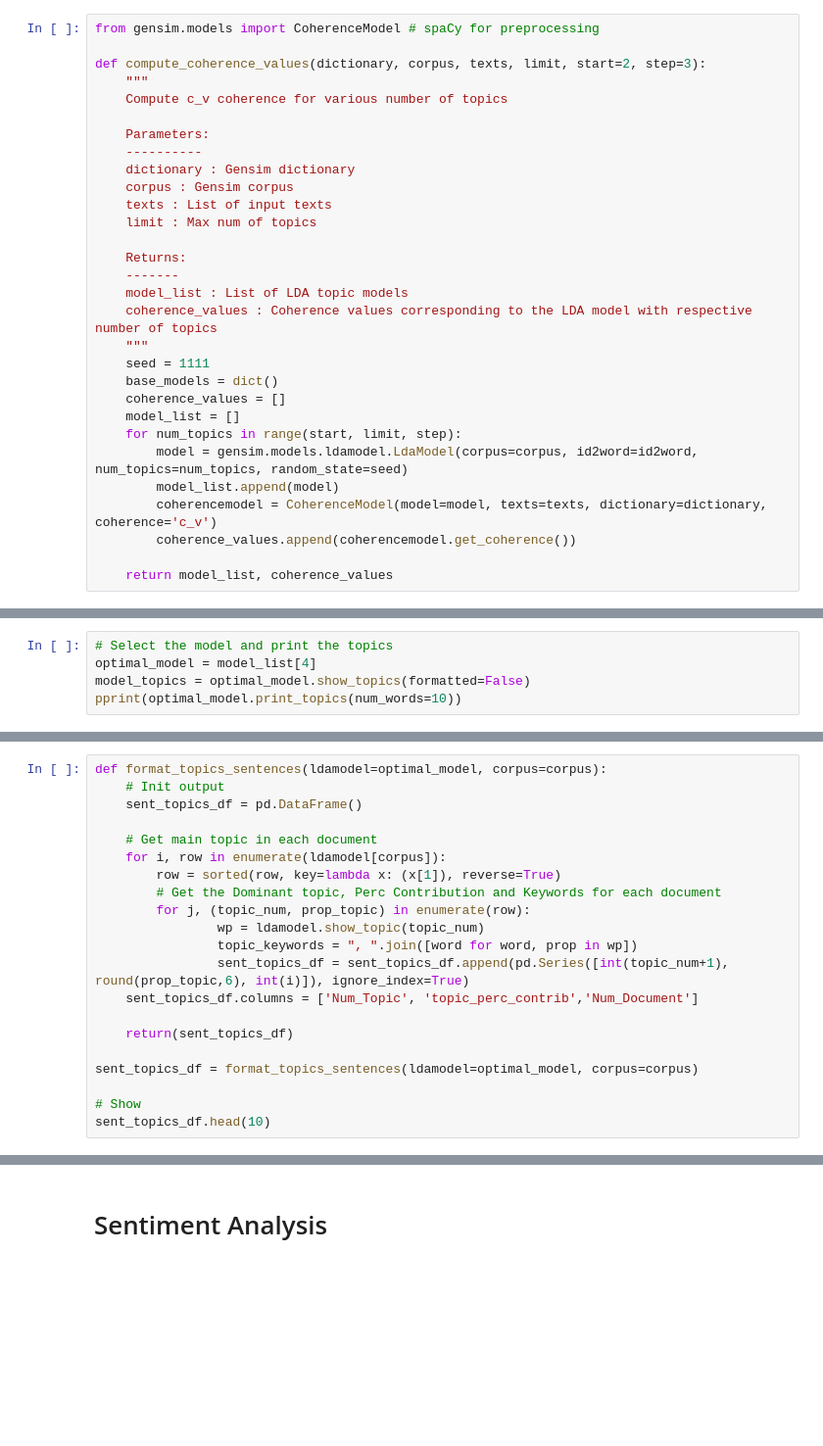
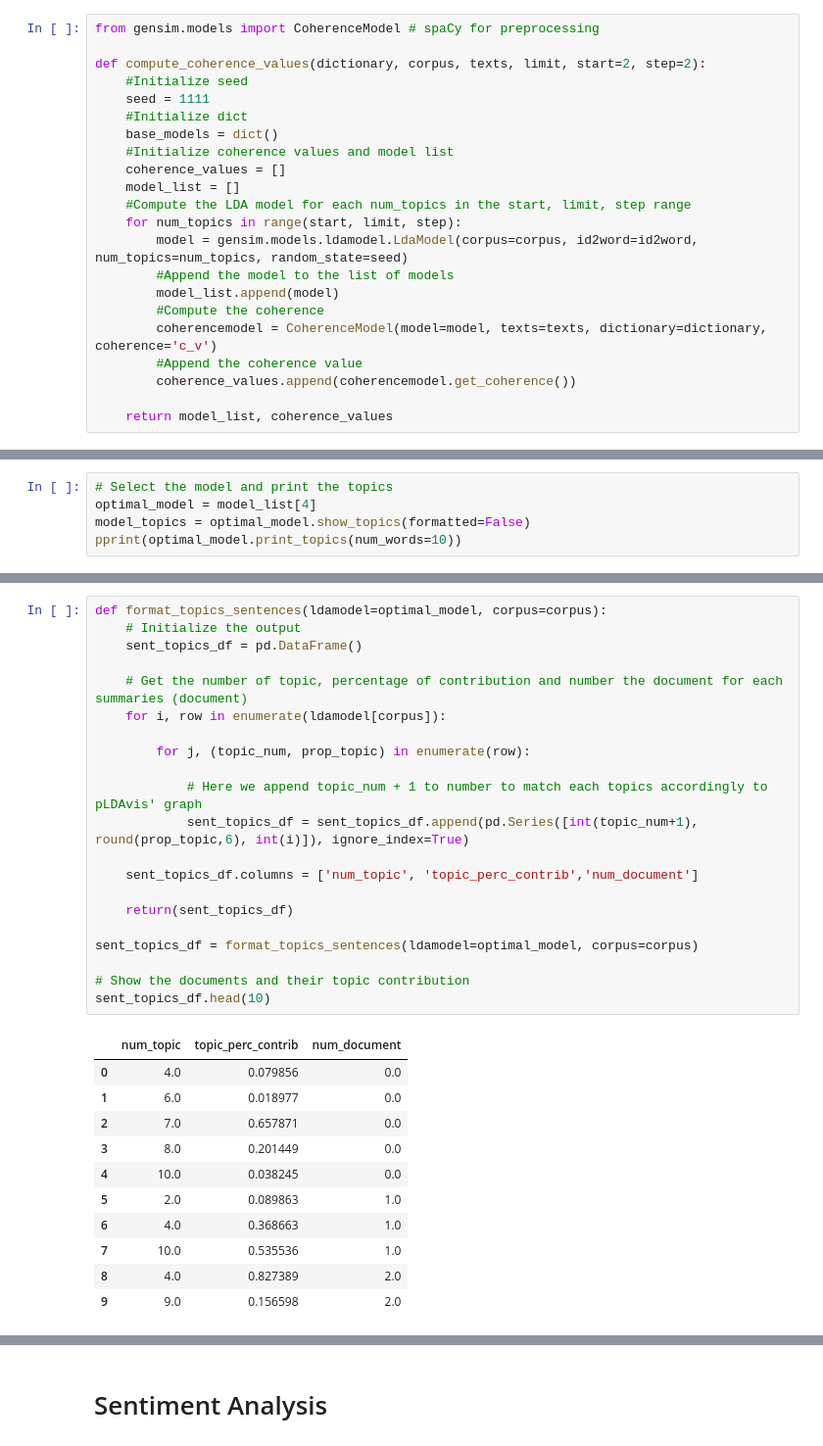
Before and after one commit to epfl-ada/ada-2022-project-badaboom, a Jupyter notebook: P2.ipynb, the cells around one changed output, grey strips where cells are left out. Shown at 98% size. Drawn from its saved outputs; the diff is of its cells as text; blank space fills up the shorter version.

```diff
--- a/P2.ipynb
+++ b/P2.ipynb
@@ -977,30 +1007,22 @@ How to choose the number of topics ?
 # %%
 from gensim.models import CoherenceModel # spaCy for preprocessing
 
-def compute_coherence_values(dictionary, corpus, texts, limit, start=2, step=3):
-    """
-    Compute c_v coherence for various number of topics
-
-    Parameters:
-    ----------
-    dictionary : Gensim dictionary
-    corpus : Gensim corpus
-    texts : List of input texts
-    limit : Max num of topics
-
-    Returns:
-    -------
-    model_list : List of LDA topic models
-    coherence_values : Coherence values corresponding to the LDA model with respective number of topics
-    """
+def compute_coherence_values(dictionary, corpus, texts, limit, start=2, step=2):
+    #Initialize seed
     seed = 1111
+    #Initialize dict
     base_models = dict()
+    #Initialize coherence values and model list
     coherence_values = []
     model_list = []
+    #Compute the LDA model for each num_topics in the start, limit, step range
     for num_topics in range(start, limit, step):
         model = gensim.models.ldamodel.LdaModel(corpus=corpus, id2word=id2word, num_topics=num_topics, random_state=seed)
+        #Append the model to the list of models
         model_list.append(model)
+        #Compute the coherence
         coherencemodel = CoherenceModel(model=model, texts=texts, dictionary=dictionary, coherence='c_v')
+        #Append the coherence value
         coherence_values.append(coherencemodel.get_coherence())
 
     return model_list, coherence_values
@@ -1041,21 +1086,33 @@ pyLDAvis.save_html(data, 'lda.html')
 # %%
 def format_topics_sentences(ldamodel=optimal_model, corpus=corpus):
-    # Init output
+    # Initialize the output
     sent_topics_df = pd.DataFrame()
 
-    # Get main topic in each document
+    # Get the number of topic, percentage of contribution and number the document for each summaries (document)
     for i, row in enumerate(ldamodel[corpus]):
-        row = sorted(row, key=lambda x: (x[1]), reverse=True)
-        # Get the Dominant topic, Perc Contribution and Keywords for each document
+
         for j, (topic_num, prop_topic) in enumerate(row):
-                wp = ldamodel.show_topic(topic_num)
-                topic_keywords = ", ".join([word for word, prop in wp])
-                sent_topics_df = sent_topics_df.append(pd.Series([int(topic_num+1), round(prop_topic,6), int(i)]), ignore_index=True)
-    sent_topics_df.columns = ['Num_Topic', 'topic_perc_contrib','Num_Document']
+
+            # Here we append topic_num + 1 to number to match each topics accordingly to pLDAvis' graph
+            sent_topics_df = sent_topics_df.append(pd.Series([int(topic_num+1), round(prop_topic,6), int(i)]), ignore_index=True)
+
+    sent_topics_df.columns = ['num_topic', 'topic_perc_contrib','num_document']
 
     return(sent_topics_df)
 
 sent_topics_df = format_topics_sentences(ldamodel=optimal_model, corpus=corpus)
 
-# Show
+# Show the documents and their topic contribution
 sent_topics_df.head(10)
+# %% [output]
+|  | num_topic | topic_perc_contrib | num_document |
+| 0 | 4.0 | 0.079856 | 0.0 |
+| 1 | 6.0 | 0.018977 | 0.0 |
+| 2 | 7.0 | 0.657871 | 0.0 |
+| 3 | 8.0 | 0.201449 | 0.0 |
+| 4 | 10.0 | 0.038245 | 0.0 |
+| 5 | 2.0 | 0.089863 | 1.0 |
+| 6 | 4.0 | 0.368663 | 1.0 |
+| 7 | 10.0 | 0.535536 | 1.0 |
+| 8 | 4.0 | 0.827389 | 2.0 |
+| 9 | 9.0 | 0.156598 | 2.0 |
```
Also changed, not shown: parts of 43 cells of this notebook.
